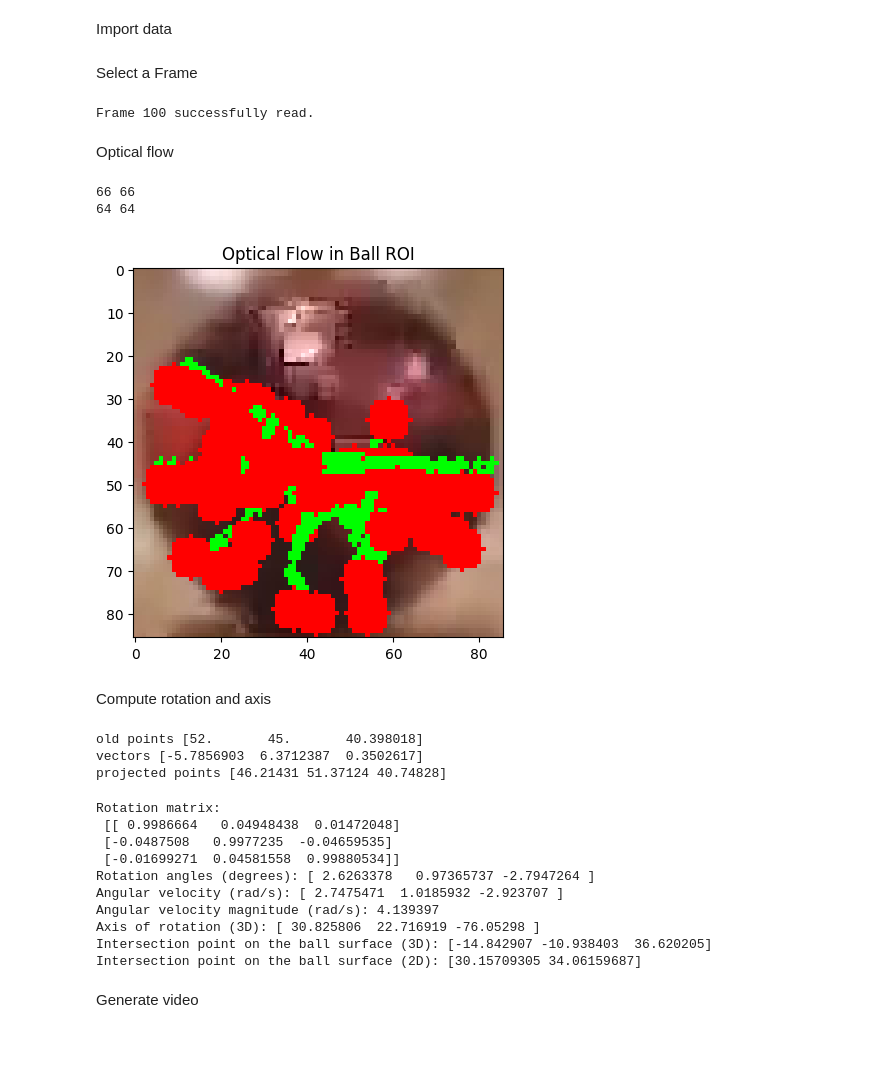
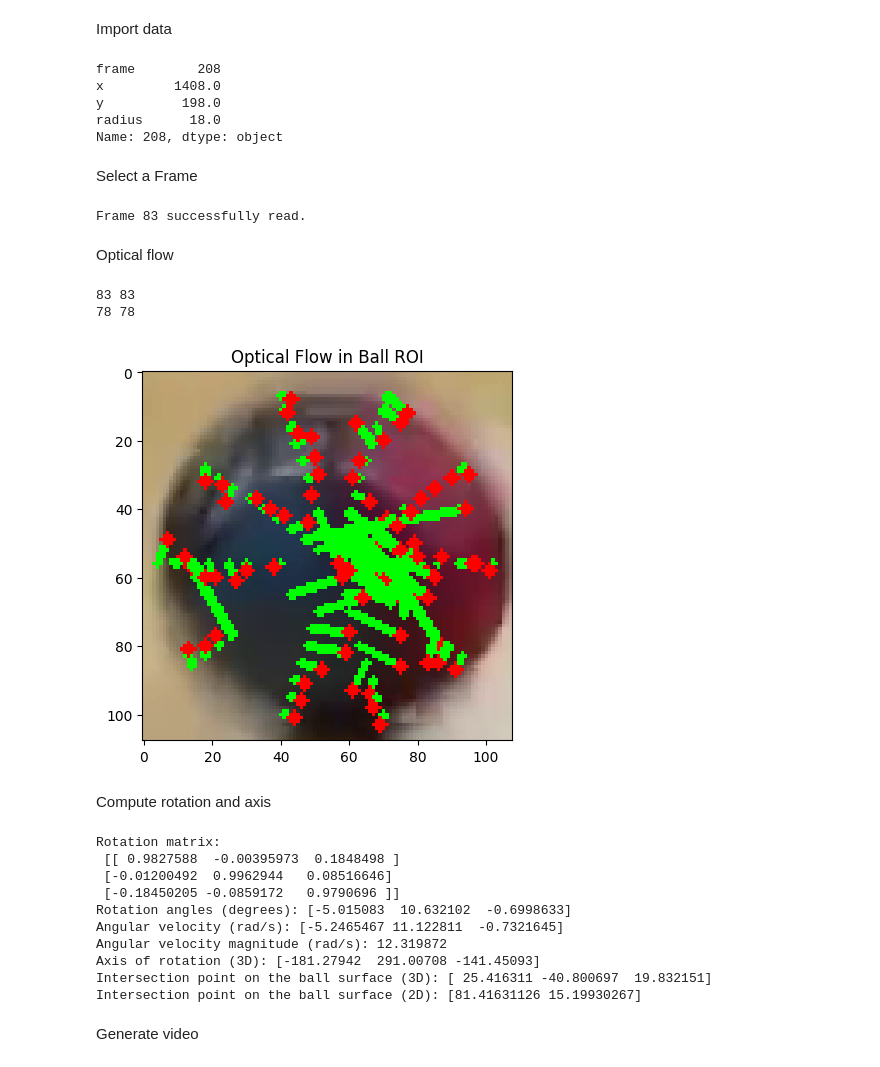
Before and after one commit to CorraPiano/bowling-analysis, a Jupyter notebook: notebook/spin/spin_test_2.ipynb, the cells around one changed output. Saved outputs shown, nothing was run; the diff lists cells and outputs as text; code cells hidden in the pictures.

Commit message:
Added processing and postprocessing of the spin + video

```diff
--- a/notebook/spin/spin_test_2.ipynb
+++ b/notebook/spin/spin_test_2.ipynb
@@ -31,15 +31,29 @@ Opened: True, FPS: 59.94005994005994, Total Frames: 227.0
 Import data
 # %%
 # Define the path to the CSV file
-input_data_path = project_root / "notebook" / "ball_detection" / "intermediate_data" / f"Circle_positions_cleaned_{video_number}.csv"
-
+# input_data_path = project_root / "notebook" / "ball_detection" / "intermediate_data" / f"Circle_positions_cleaned_{video_number}.csv"
+input_data_path = project_root / "data" / "auxiliary_data" / "circle_positions" / f"Adjusted_positions_{video_number}.csv"
 # Load the CSV file into a DataFrame
 ball_df = pd.read_csv(input_data_path)
+
+
+new_df = pd.DataFrame(columns=['frame', 'x', 'y', 'radius'])
+new_df['frame'] = range(0, ball_df.iloc[len(ball_df)-1]['frame'])
+# Assign values from ball_df to new_df where the 'frame' matches
+new_df.update(ball_df.set_index('frame'))
+ball_df = new_df.copy()
+print(ball_df.iloc[-1])
+# %% [output]
+frame        208
+x         1408.0
+y          198.0
+radius      18.0
+Name: 208, dtype: object
 # %% [markdown]
 Select a Frame
 # %%
 # Set the video to the 30th frame (frame index starts from 0)
-frame_number = 100
+frame_number = 83
 cap.set(cv2.CAP_PROP_POS_FRAMES, frame_number)
 
 # Read the frame
@@ -51,11 +65,12 @@ if ret:
 else:
     print(f"Failed to read frame {frame_number}.")
 # %% [output]
-Frame 100 successfully read.
+Frame 83 successfully read.
 # %% [markdown]
 Optical flow
 # %%
 # Extract ball center and radius from ball_df
+
 ball_center = (int(ball_df.iloc[frame_number]['x']), int(ball_df.iloc[frame_number]['y']))
 ball_radius = int(ball_df.iloc[frame_number]['radius'])
 
@@ -79,12 +94,12 @@ lk_params = dict(winSize=(15, 15), maxLevel=2, criteria=(cv2.TERM_CRITERIA_EPS |
 manual_points = []
 num_rings = 10  # numero di cerchi concentrici
 points_per_ring = 10  # punti per ogni cerchio (10 × 10 = 100)
-max_radius = ball_radius * 0.95  # lascia un margine vicino al bordo
+max_radius = ball_radius * 0.99  # lascia un margine vicino al bordo
 
 for i in range(1, num_rings + 1):
     r = (i / num_rings) * max_radius
     for j in range(points_per_ring):
-        if j<7 or j>9:
+        if j<20 or j>9:
             theta = 2 * np.pi * j / points_per_ring
             x = int(ball_center_roi[0] + r * np.cos(theta))
             y = int(ball_center_roi[1] + r * np.sin(theta))
@@ -143,37 +158,37 @@ if p1 is not None and st is not None:
     good_old = good_old[within_radius_mask].reshape(-1, 2)
     good_new = good_new[within_radius_mask].reshape(-1, 2)
 
     print(len(good_new), len(good_old))
 
 
     # Visualize the optical flow
     for i, (new, old) in enumerate(zip(good_new, good_old)):
         a, b = new.ravel()
         c, d = old.ravel()
         cv2.line(roi, (int(a), int(b)), (int(c), int(d)), (0, 255, 0), 2)
-        cv2.circle(roi, (int(a), int(b)), 5, (0, 0, 255), -1)
+        cv2.circle(roi, (int(a), int(b)), 2, (0, 0, 255), -1)
         flow_vectors.append({
             'frame': frame_number,
             'point_id': i,
             'x_old': c,
             'y_old': d,
             'x_new': a,
             'y_new': b,
             'dx': a - c,
             'dy': b - d
         })
         # print(f"Point {i}: Old: ({c}, {d}), New: ({a}, {b}), dx: {a - c}, dy: {b - d}")
 
     # Display the ROI with optical flow
     plt.imshow(cv2.cvtColor(roi, cv2.COLOR_BGR2RGB))
     plt.title("Optical Flow in Ball ROI")
     plt.show()
 else:
     print("No optical flow points detected.")
 # %% [output]
-66 66
-64 64
+83 83
+78 78
-[figure, old version]
+[figure, new version]
 # %% [markdown]
 Compute rotation and axis
 # %%
@@ -202,15 +217,6 @@ projection_vectors = points_3d_new - np.sum(points_3d_new * normal_vectors, axis
 # print(projection_vectors)
 
 projected_points_new = points_3d_old + projection_vectors
-
-idx = 7
-print('old points', points_3d_old[idx])
-print('vectors', projection_vectors[idx])
-print('projected points', projected_points_new[idx])
-# %% [output]
-old points [52.       45.       40.398018]
-vectors [-5.7856903  6.3712387  0.3502617]
-projected points [46.21431 51.37124 40.74828]
 # %%
 def estimate_rotation_matrix(P, Q):
     """
@@ -273,15 +279,15 @@ intersection_point_2d = intersection_point[:2] + ball_center_roi
 print("Intersection point on the ball surface (2D):", intersection_point_2d)
 # %% [output]
 Rotation matrix:
- [[ 0.9986664   0.04948438  0.01472048]
- [-0.0487508   0.9977235  -0.04659535]
- [-0.01699271  0.04581558  0.99880534]]
-Rotation angles (degrees): [ 2.6263378   0.97365737 -2.7947264 ]
-Angular velocity (rad/s): [ 2.7475471  1.0185932 -2.923707 ]
-Angular velocity magnitude (rad/s): 4.139397
-Axis of rotation (3D): [ 30.825806  22.716919 -76.05298 ]
-Intersection point on the ball surface (3D): [-14.842907 -10.938403  36.620205]
-Intersection point on the ball surface (2D): [30.15709305 34.06159687]
+ [[ 0.9827588  -0.00395973  0.1848498 ]
+ [-0.01200492  0.9962944   0.08516646]
+ [-0.18450205 -0.0859172   0.9790696 ]]
+Rotation angles (degrees): [-5.015083  10.632102  -0.6998633]
+Angular velocity (rad/s): [-5.2465467 11.122811  -0.7321645]
+Angular velocity magnitude (rad/s): 12.319872
+Axis of rotation (3D): [-181.27942  291.00708 -141.45093]
+Intersection point on the ball surface (3D): [ 25.416311 -40.800697  19.832151]
+Intersection point on the ball surface (2D): [81.41631126 15.19930267]
 # %% [markdown]
 Generate video
 # %%
```
Also changed, not shown: parts of 3 cells of this notebook, 26 other files.
